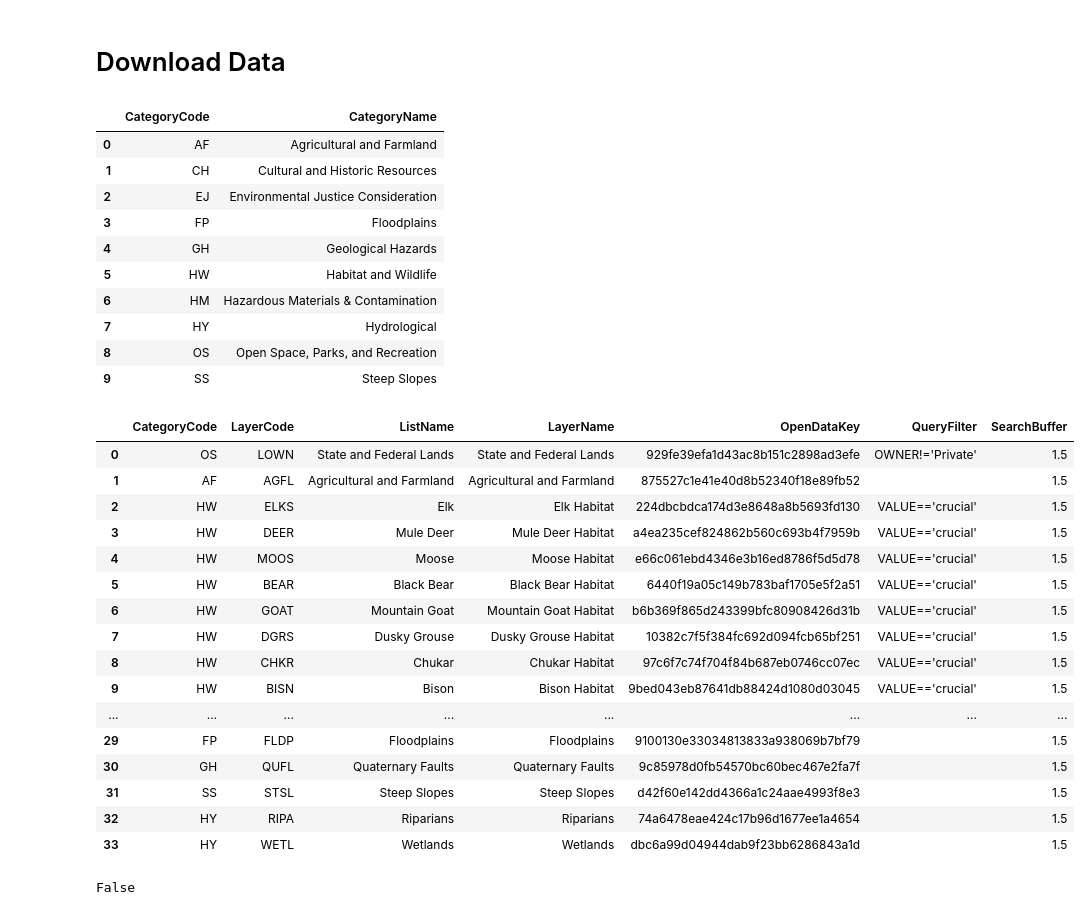
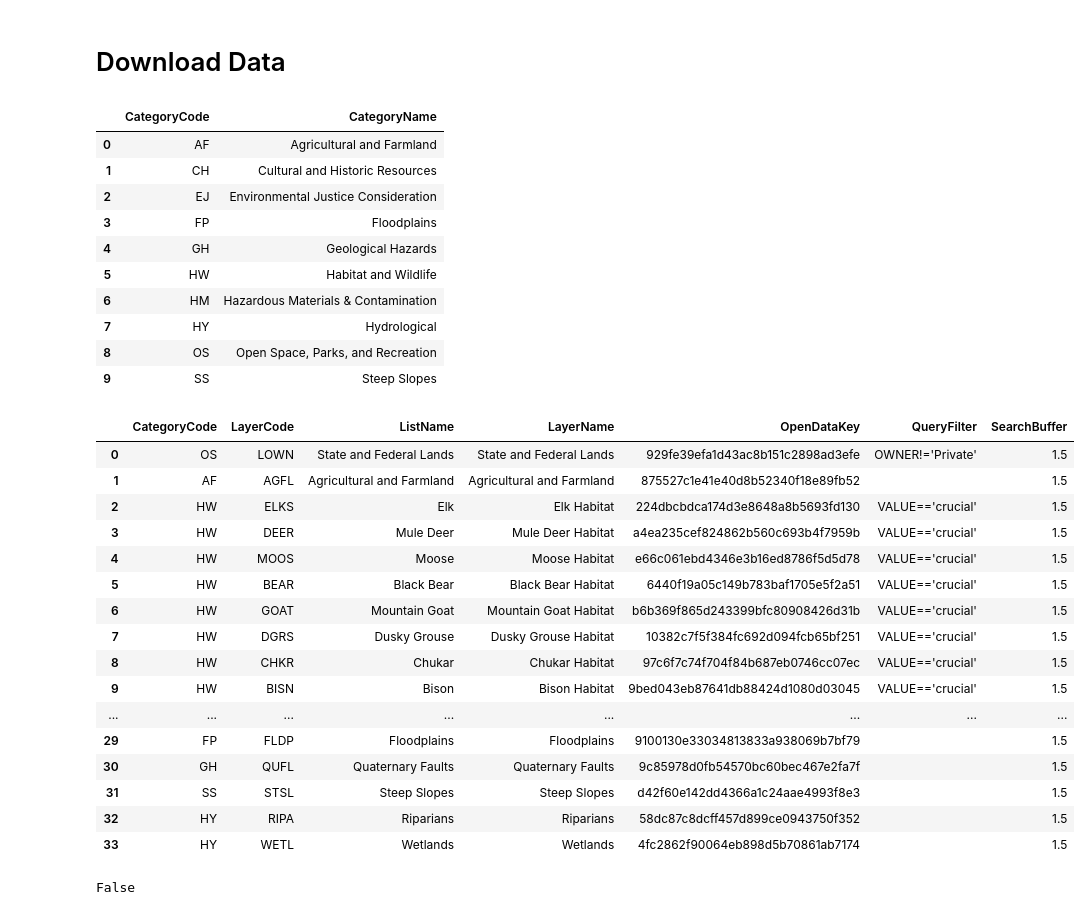
Before and after one commit to WFRCAnalytics/MAP-Environmental-Resiliency, a Jupyter notebook: _dataprep/2-Download-and-Preprocess-Data.ipynb, the cells around one changed output. Saved outputs shown, nothing was run; the diff lists cells and outputs as text; code cells hidden in the pictures.

```diff
--- a/_dataprep/2-Download-and-Preprocess-Data.ipynb
+++ b/_dataprep/2-Download-and-Preprocess-Data.ipynb
@@ -116,8 +116,8 @@ dfOpenDataLayers = pd.DataFrame([
   ["FP", "FLDP", "Floodplains"                          , "Floodplains"                          , "9100130e33034813833a938069b7bf79", ""                       , 1.5],
   ["GH", "QUFL", "Quaternary Faults"                    , "Quaternary Faults"                    , "9c85978d0fb54570bc60bec467e2fa7f", ""                       , 1.5],
   ["SS", "STSL", "Steep Slopes"                         , "Steep Slopes"                         , "d42f60e142dd4366a1c24aae4993f8e3", ""                       , 1.5],
-  ["HY", "RIPA", "Riparians"                            , "Riparians"                            , "74a6478eae424c17b96d1677ee1a4654", ""                       , 1.5],
-  ["HY", "WETL", "Wetlands"                             , "Wetlands"                             , "dbc6a99d04944dab9f23bb6286843a1d", ""                       , 1.5]
+  ["HY", "RIPA", "Riparians"                            , "Riparians"                            , "58dc87c8dcff457d899ce0943750f352", ""                       , 1.5],
+  ["HY", "WETL", "Wetlands"                             , "Wetlands"                             , "4fc2862f90064eb898d5b70861ab7174", ""                       , 1.5]
 ],columns=['CategoryCode','LayerCode','ListName','LayerName','OpenDataKey','QueryFilter','SearchBuffer'])
 display(dfOpenDataLayers)
 
@@ -130,35 +130,35 @@ display(dfOpenDataLayers)
 #  [],
 #  [],
 #],columns=['LayerName','Filename'])
 # %% [output]
 |  | CategoryCode | CategoryName |
 | 0 | AF | Agricultural and Farmland |
 | 1 | CH | Cultural and Historic Resources |
 | 2 | EJ | Environmental Justice Consideration |
 | 3 | FP | Floodplains |
 | 4 | GH | Geological Hazards |
 | 5 | HW | Habitat and Wildlife |
 | 6 | HM | Hazardous Materials & Contamination |
 | 7 | HY | Hydrological |
 | 8 | OS | Open Space, Parks, and Recreation |
 | 9 | SS | Steep Slopes |
 |  | CategoryCode | LayerCode | ListName | LayerName | OpenDataKey | QueryFilter | SearchBuffer |
 | 0 | OS | LOWN | State and Federal Lands | State and Federal Lands | 929fe39efa1d43ac8b151c2898ad3efe | OWNER!='Private' | 1.5 |
 | 1 | AF | AGFL | Agricultural and Farmland | Agricultural and Farmland | 875527c1e41e40d8b52340f18e89fb52 |  | 1.5 |
 | 2 | HW | ELKS | Elk | Elk Habitat | 224dbcbdca174d3e8648a8b5693fd130 | VALUE=='crucial' | 1.5 |
 | 3 | HW | DEER | Mule Deer | Mule Deer Habitat | a4ea235cef824862b560c693b4f7959b | VALUE=='crucial' | 1.5 |
 | 4 | HW | MOOS | Moose | Moose Habitat | e66c061ebd4346e3b16ed8786f5d5d78 | VALUE=='crucial' | 1.5 |
 | 5 | HW | BEAR | Black Bear | Black Bear Habitat | 6440f19a05c149b783baf1705e5f2a51 | VALUE=='crucial' | 1.5 |
 | 6 | HW | GOAT | Mountain Goat | Mountain Goat Habitat | b6b369f865d243399bfc80908426d31b | VALUE=='crucial' | 1.5 |
 | 7 | HW | DGRS | Dusky Grouse | Dusky Grouse Habitat | 10382c7f5f384fc692d094fcb65bf251 | VALUE=='crucial' | 1.5 |
 | 8 | HW | CHKR | Chukar | Chukar Habitat | 97c6f7c74f704f84b687eb0746cc07ec | VALUE=='crucial' | 1.5 |
 | 9 | HW | BISN | Bison | Bison Habitat | 9bed043eb87641db88424d1080d03045 | VALUE=='crucial' | 1.5 |
 | ... | ... | ... | ... | ... | ... | ... | ... |
 | 29 | FP | FLDP | Floodplains | Floodplains | 9100130e33034813833a938069b7bf79 |  | 1.5 |
 | 30 | GH | QUFL | Quaternary Faults | Quaternary Faults | 9c85978d0fb54570bc60bec467e2fa7f |  | 1.5 |
 | 31 | SS | STSL | Steep Slopes | Steep Slopes | d42f60e142dd4366a1c24aae4993f8e3 |  | 1.5 |
-| 32 | HY | RIPA | Riparians | Riparians | 74a6478eae424c17b96d1677ee1a4654 |  | 1.5 |
-| 33 | HY | WETL | Wetlands | Wetlands | dbc6a99d04944dab9f23bb6286843a1d |  | 1.5 |
+| 32 | HY | RIPA | Riparians | Riparians | 58dc87c8dcff457d899ce0943750f352 |  | 1.5 |
+| 33 | HY | WETL | Wetlands | Wetlands | 4fc2862f90064eb898d5b70861ab7174 |  | 1.5 |
 # %%
 #Check for duplicate codes:
 dfOpenDataLayers['LayerCode'].duplicated().any()
```
Also changed, not shown: parts of 6 cells of this notebook, 15 other files.
